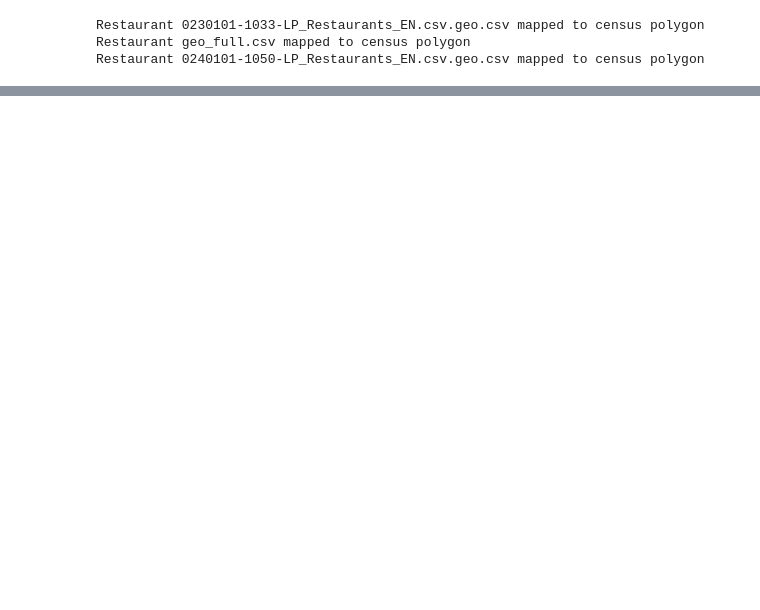
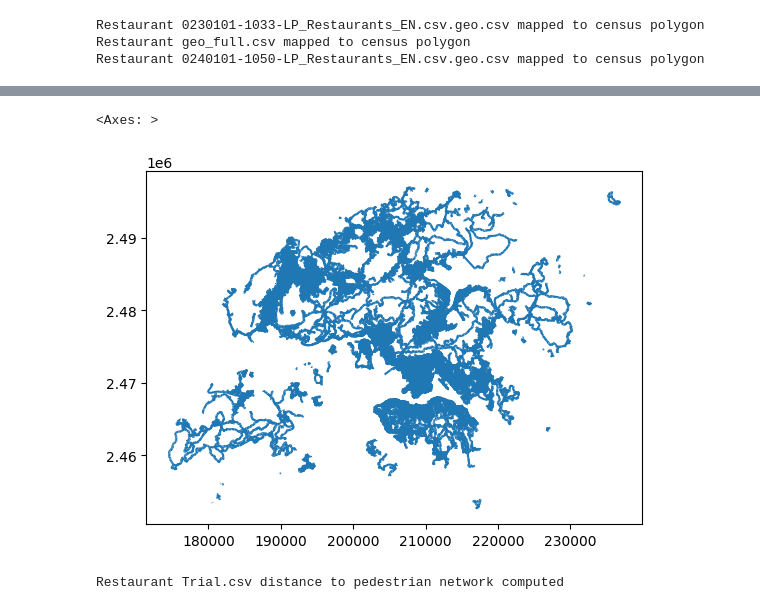
Before and after one commit to OTDHO000/beckyCOM6101_Group_Project, a Jupyter notebook: COM6101.ipynb, the cells around one changed output, grey strips where cells are left out. Cells and saved outputs as stored; diff of their text form; code cells hidden in the pictures; blank space fills up the shorter version.

```diff
--- a/COM6101.ipynb
+++ b/COM6101.ipynb
@@ -205,0 +446,8 @@ Restaurant 0240101-1050-LP_Restaurants_EN.csv.geo.csv mapped to census polygon
+# %%
+# import json data for pedestrian network
+# reference: https://towardsdatascience.com/measuring-pedestrian-accessibility-97900f9e4d56
+import geopandas as gpd
+import osmnx as ox
+
+pedestrian_network = gpd.read_file('data/pedestrian_network/PedestrianRoute.json')
+pedestrian_network.head()
@@ -205,0 +462,40 @@ Restaurant 0240101-1050-LP_Restaurants_EN.csv.geo.csv mapped to census polygon
+# %%
+# preview the pedestrian network data
+g = ox.project_gdf(pedestrian_network)
+g.plot()
+# %% [output]
+<Axes: >
+[figure, added]
+# %%
+# compute distance from each restaurant to the nearest pedestrian network
+import geopandas as gpd
+from shapely.geometry import Point
+import pandas as pd
+import osmnx as ox
+
+class distance_to_pedestrian_network:
+    def __init__(self, pedestrian_network, restaurant_path, output_folder):
+        self.pedestrian_network = pedestrian_network
+        self.restaurant_path = restaurant_path
+        self.restaurant_name = restaurant_name
+        self.output_folder = output_folder
+    def compute(self):
+        restaurant = pd.read_csv(self.restaurant_path)
+        # convert restaurant to geodataframe
+        restaurant['geometry'] = [Point(xy) for xy in zip(restaurant['lng'], restaurant['lat'])]
+        restaurant = gpd.GeoDataFrame(restaurant, geometry='geometry')
+        # compute shortest distance from each restaurant to the nearest pedestrian network
+        restaurant['distance_to_pedestrian'] = restaurant['geometry'].apply(lambda x: self.pedestrian_network.distance(x).min())
+        # export the distance to pedestrian network to csv, named as the file name of the original restaurant csv file to output_folder
+        if not os.path.exists(self.output_folder):
+            os.makedirs(self.output_folder, exist_ok=True)
+        return restaurant.to_csv(self.output_folder + self.restaurant_name + '_pedestrian.csv', index=False), print(f"Restaurant {self.restaurant_name} distance to pedestrian network computed")
+
+# loop all the restaurant csv files in folder restaurant-info-hk/geo_mapped, and compute the distance to the nearest pedestrian network
+restaurant_path = 'data/restaurant_license/geo_mapped_test/'
+output_folder = 'data/restaurant_license/geo_mapped_test/'
+
+for restaurant_name in os.listdir(restaurant_path):
+    distance_to_pedestrian_network(pedestrian_network, restaurant_path + restaurant_name, output_folder).compute()
+# %% [output]
+Restaurant Trial.csv distance to pedestrian network computed
```
Also changed, not shown: parts of 21 cells of this notebook, 3 other files.
